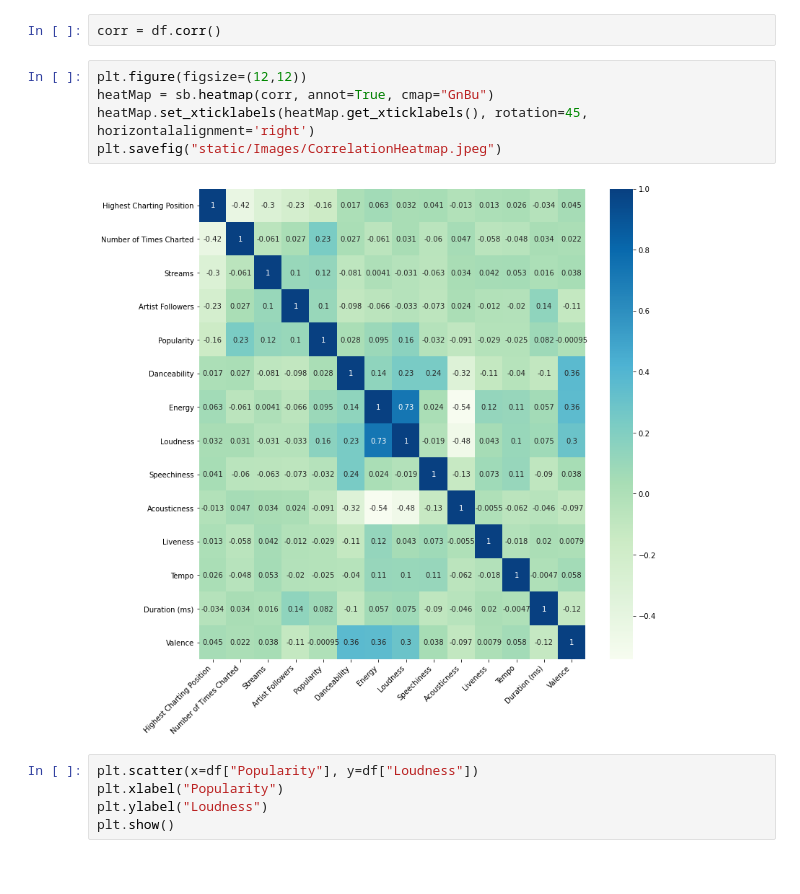
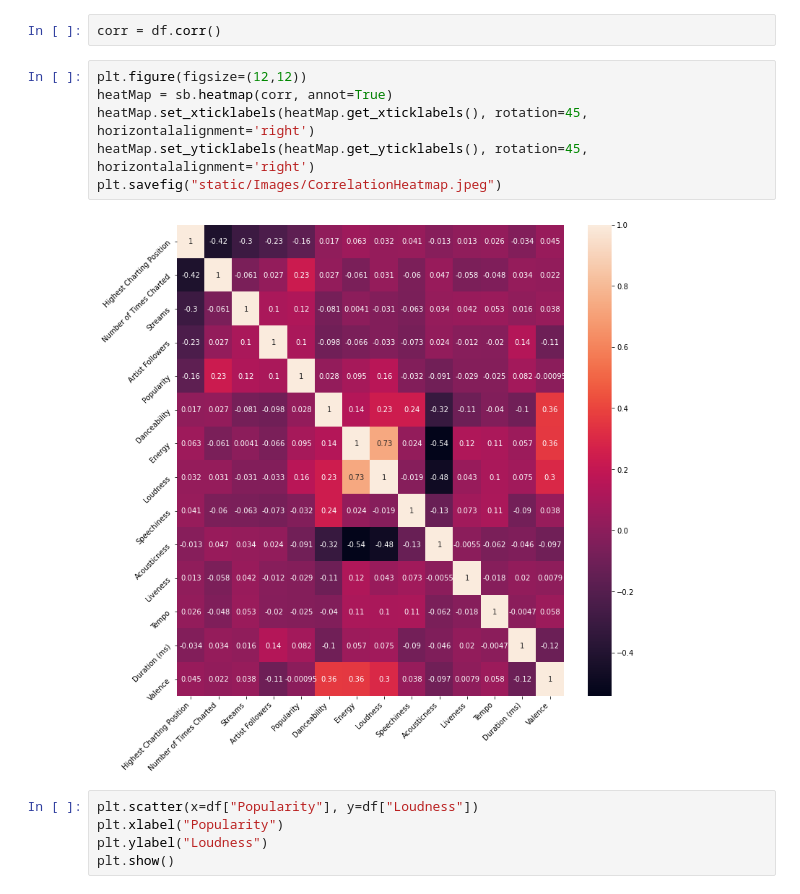
Before and after one commit to natemeyer001/final_project_3, a Jupyter notebook: LinearRegression.ipynb, the cells around one changed output. Saved outputs shown, nothing was run; the diff lists cells and outputs as text.

Commit message:
Updated heatmap labels
Horizontal rotation of 45 degrees to see entire label

```diff
--- a/LinearRegression.ipynb
+++ b/LinearRegression.ipynb
@@ -372,11 +372,12 @@ plt.show()
 corr = df.corr()
 # %%
 plt.figure(figsize=(12,12))
-heatMap = sb.heatmap(corr, annot=True, cmap="GnBu")
+heatMap = sb.heatmap(corr, annot=True)
 heatMap.set_xticklabels(heatMap.get_xticklabels(), rotation=45, horizontalalignment='right')
+heatMap.set_yticklabels(heatMap.get_yticklabels(), rotation=45, horizontalalignment='right')
 plt.savefig("static/Images/CorrelationHeatmap.jpeg")
 # %% [output]
-[figure, old version]
+[figure, new version]
 # %%
 plt.scatter(x=df["Popularity"], y=df["Loudness"])
 plt.xlabel("Popularity")
```
Also changed, not shown: parts of 1 cell of this notebook.
